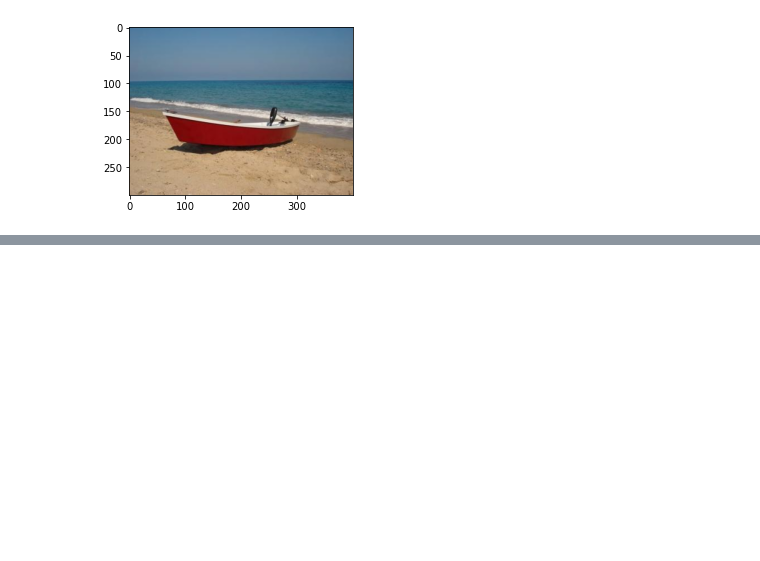
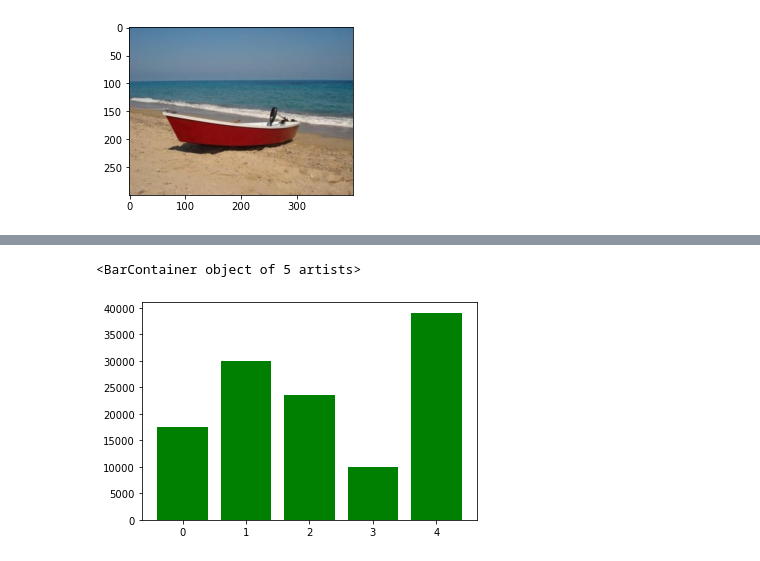
Before and after one commit to IgnacioArellano/Images_processing_using_python, a Jupyter notebook: K_Medias_Imagenes.ipynb, the cells around one changed output, grey strips where cells are left out. Cells and saved outputs as stored; diff of their text form; code cells hidden in the pictures; blank space fills up the shorter version.

```diff
--- a/K_Medias_Imagenes.ipynb
+++ b/K_Medias_Imagenes.ipynb
@@ -67,0 +68,33 @@ plt.bar(histPertenencia.keys(), histPertenencia.values(), color='g')
+# %%
+#Paso 4: Calcular los nuevos centroides
+def calcularNuevosCentroides():
+    #Promedio pionero
+    promedios = centroides.copy()
+    sum = [[0 for i in range(3)] for j in range(k)]      #Vector para la suma de los  promedios
+
+    for i in range(Ir.shape[0]):
+        #print(Ir[i][0])
+        #Realizar las sumas de los tres pixeles
+        sum[pertenencia[i]][0] = sum[pertenencia[i]][0] + Ir[i][0]
+        sum[pertenencia[i]][1] = sum[pertenencia[i]][1] + Ir[i][1]
+        sum[pertenencia[i]][2] = sum[pertenencia[i]][2] + Ir[i][2]
+
+    for j in range(len(promedios)):
+        pixelCount = pertenencia.count(j)
+        #Promediar para los tres pixeles
+        promedios[j][0] = sum[j][0] / pixelCount
+        promedios[j][1] = sum[j][1] / pixelCount
+        promedios[j][2] = sum[j][2] / pixelCount
+
+    #print("PROMEDIOS\n",promedios)
+    return promedios
+
+
+centroides = calcularNuevosCentroides()
+# %%
+#Repetir la secuencia
+maxPasos = 10
+for paso in range(maxPasos):
+    pertenencia,distancias = asignar()
+    centroides = calcularNuevosCentroides()
+    print(centroides)
@@ -67,0 +110,7 @@ plt.bar(histPertenencia.keys(), histPertenencia.values(), color='g')
+# %%
+#Histograma para verificar el progreso
+histPertenencia = {j:pertenencia.count(j) for j in range(k)} # https://www.datacamp.com/community/tutorials/python-dictionary-comprehension
+plt.bar(histPertenencia.keys(), histPertenencia.values(), color='g')
+# %% [output]
+<BarContainer object of 5 artists>
+[figure, added]
```
Also changed, not shown: parts of 5 cells of this notebook.
